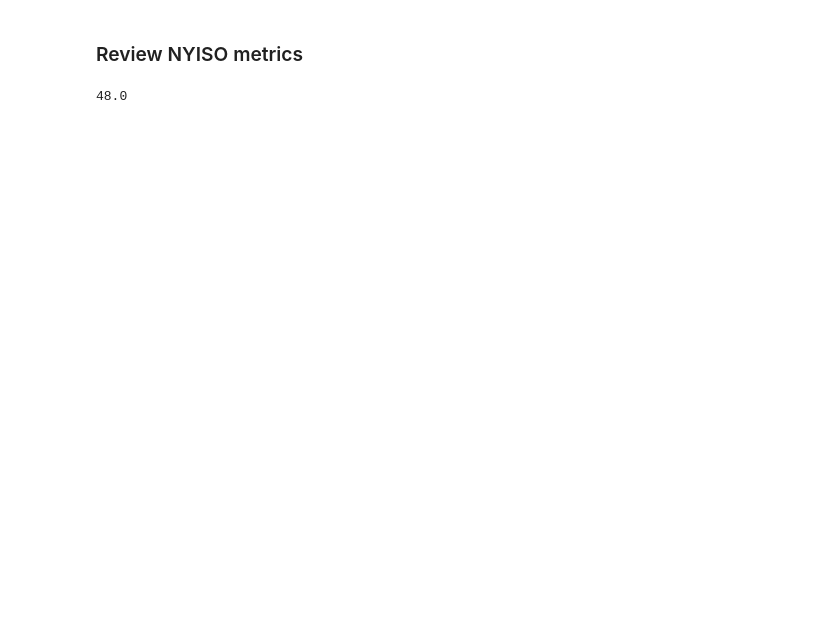
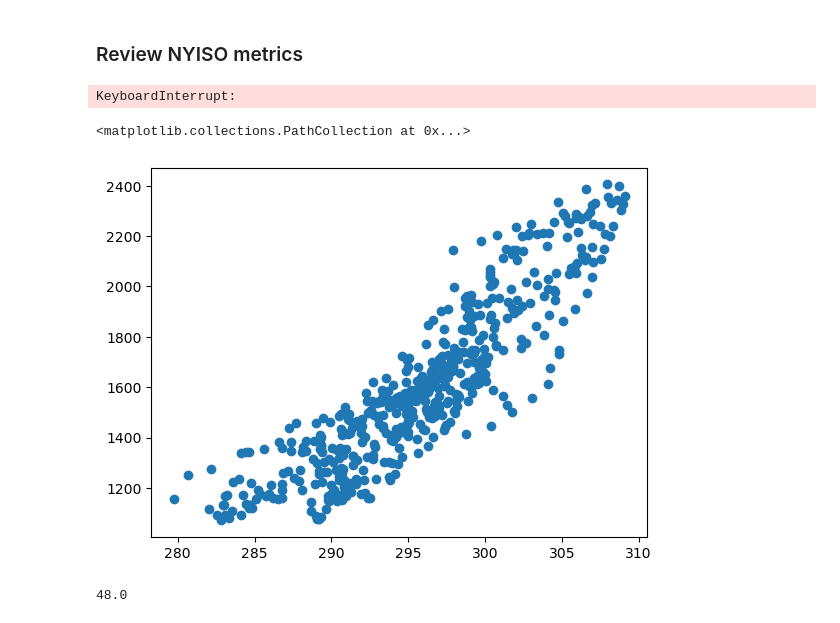
Before and after one commit to limingzhou2004/pytools, a Jupyter notebook: jupyter/review_metric.ipynb, the cells around one changed output. Cells and saved outputs as stored; diff of their text form; code cells hidden in the pictures; blank space fills up the shorter version.

```diff
--- a/jupyter/review_metric.ipynb
+++ b/jupyter/review_metric.ipynb
@@ -54,2 +54,33 @@ table.tail(20)
 # %% [markdown]
 ### Review NYISO metrics
+# %%
+import os
+os.chdir('/Users/limingzhou/zhoul/work/energy/pytools')
+
+
+import numpy as np
+
+from pytools.config import Config
+from pytools.weather_task import load_training_data
+from pytools.modeling.dataset import check_fix_missings
+
+config = Config('pytools/config/albany_prod.toml')
+load_data, w_paras, w_timestamp, w_data = load_training_data(config=config, yrs='2018-2019')
+p_list = [ a[1] for a in list(w_paras.item().items()) ]
+plist=[]
+for p in p_list:
+    plist+=p
+p_adopted = [plist[i] for i in config.model_pdt.weather_para_to_adopt]
+w_data=w_data[...,config.model_pdt.weather_para_to_adopt]
+
+load_arr, wea_arr, t = check_fix_missings(load_arr=load_data, w_timestamp=w_timestamp, w_arr=w_data)
+# import matplotlib.pyplot as plt
+# plt.scatter(load_arr[:,0],wea_arr[:,11,11,0])
+# #plt.show()
+# plt.savefig('test.png')
+# return
+# %% [output]
+KeyboardInterrupt:
+# %%
+wea_arr = wea_arr.astype(np.float32)
+load_arr = load_arr.astype(np.float32)
@@ -56,3 +89,10 @@ table.tail(20)
+# %%
+import matplotlib.pyplot as plt
+plt.scatter(wea_arr[4000:4500,11,11,0],load_arr[4000:4500,0])
+#plt.plot(wea_arr[0:72,0,0,0])
+# %% [output]
+<matplotlib.collections.PathCollection at 0x...>
+[figure, added]
 # %%
 import pandas as pd
 import numpy as np
```
Also changed, not shown: parts of 4 cells of this notebook, 11 other files.
